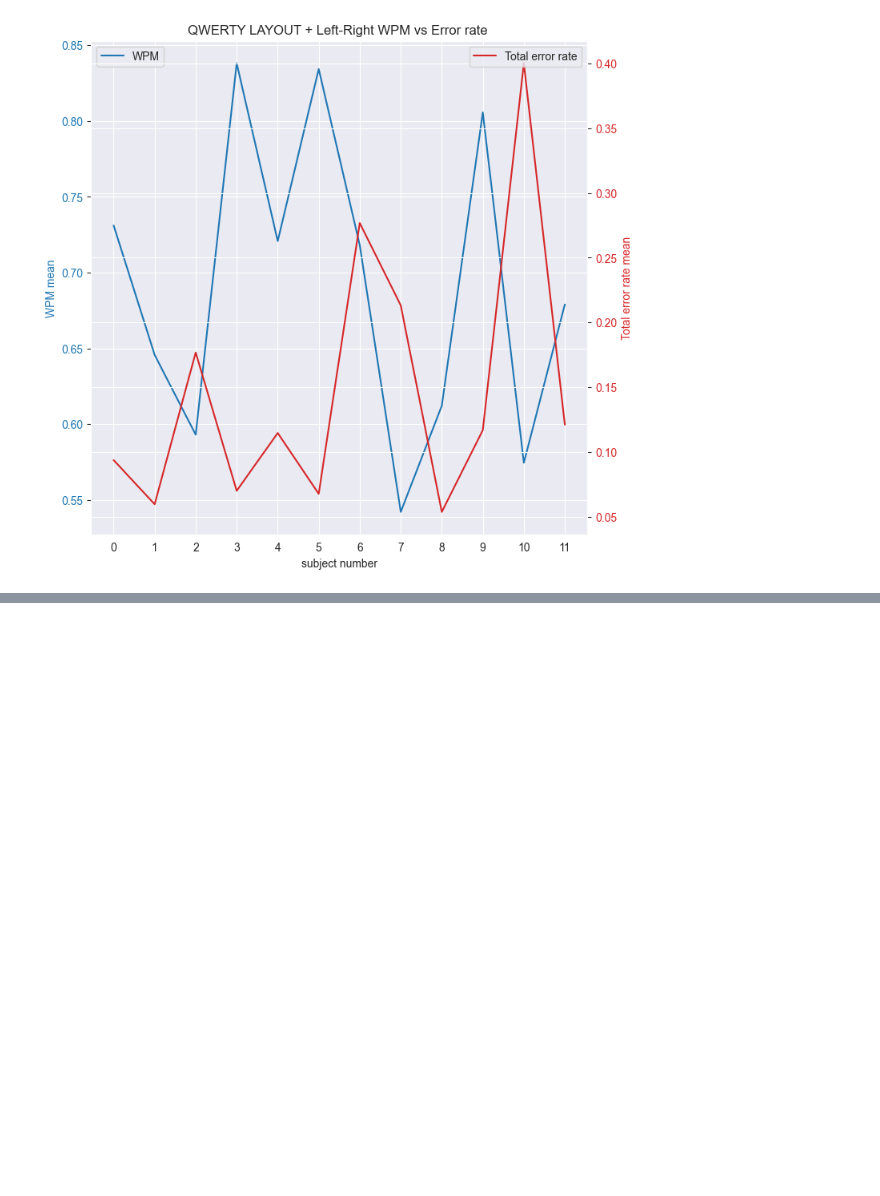
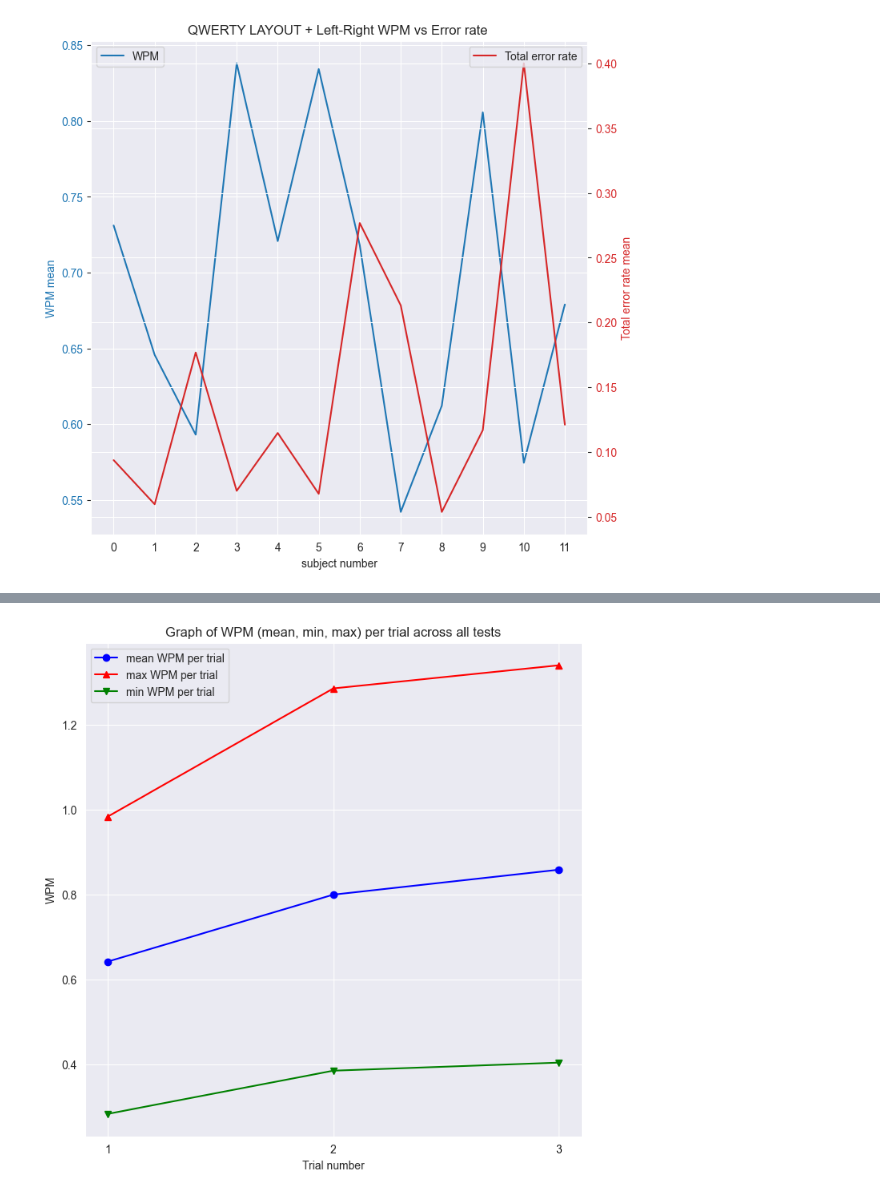
Before and after one commit to File500/HCI_Project_, a Jupyter notebook: HCI_Proj/HCI_EDA.ipynb, the cells around one changed output, grey strips where cells are left out. Cells and saved outputs as stored; diff of their text form; code cells hidden in the pictures; blank space fills up the shorter version.

Commit message:
data visualisation complete

```diff
--- a/HCI_Proj/HCI_EDA.ipynb
+++ b/HCI_Proj/HCI_EDA.ipynb
@@ -382,0 +401,10 @@ for i in range(4):
+# %%
+df = data.copy()
+wpm_err_max = pd.DataFrame(df.groupby(by=['Trial','Keyboard_layout', 'Input_method'])[['WPM', 'TotErrRate']].max().reset_index()[['WPM', 'TotErrRate']])
+wpm_err_min = pd.DataFrame(df.groupby(by=['Trial','Keyboard_layout', 'Input_method'])[['WPM', 'TotErrRate']].min().reset_index()[['WPM', 'TotErrRate']])
+wpm_err_min = wpm_err_min.rename(columns={'WPM':'WPM_min', 'TotErrRate':'TotErrRate_min'})
+# %%
+wpm_err_max = wpm_err_max.rename(columns={'WPM':'WPM_max', 'TotErrRate':'TotErrRate_max'})
+# %%
+result = pd.concat([df_grouped2,wpm_err_min, wpm_err_max],axis=1)
+result
@@ -382,0 +425,3 @@ for i in range(4):
+# %%
+trials = result.groupby(by='Trial')[['WPM', 'TotErrRate', 'WPM_min', 'TotErrRate_min','WPM_max','TotErrRate_max']].mean()
+trials
@@ -382,0 +434,14 @@ for i in range(4):
+# %%
+x = [1,2,3]
+plt.figure(figsize=(8,8))
+plt.xticks([1,2,3])
+plt.title('Graph of WPM (mean, min, max) per trial across all tests')
+plt.ylabel('WPM')
+plt.xlabel('Trial number')
+plt.plot(x, trials.WPM, marker='o', label='mean WPM per trial', color='b')
+plt.plot(x, trials.WPM_max, marker='^', label='max WPM per trial', color='r')
+plt.plot(x, trials.WPM_min, marker='v', label='min WPM per trial', color='g')
+plt.legend(loc='best')
+plt.show()
+# %% [output]
+[figure, added]
```
Also changed, not shown: parts of 4 cells of this notebook.
